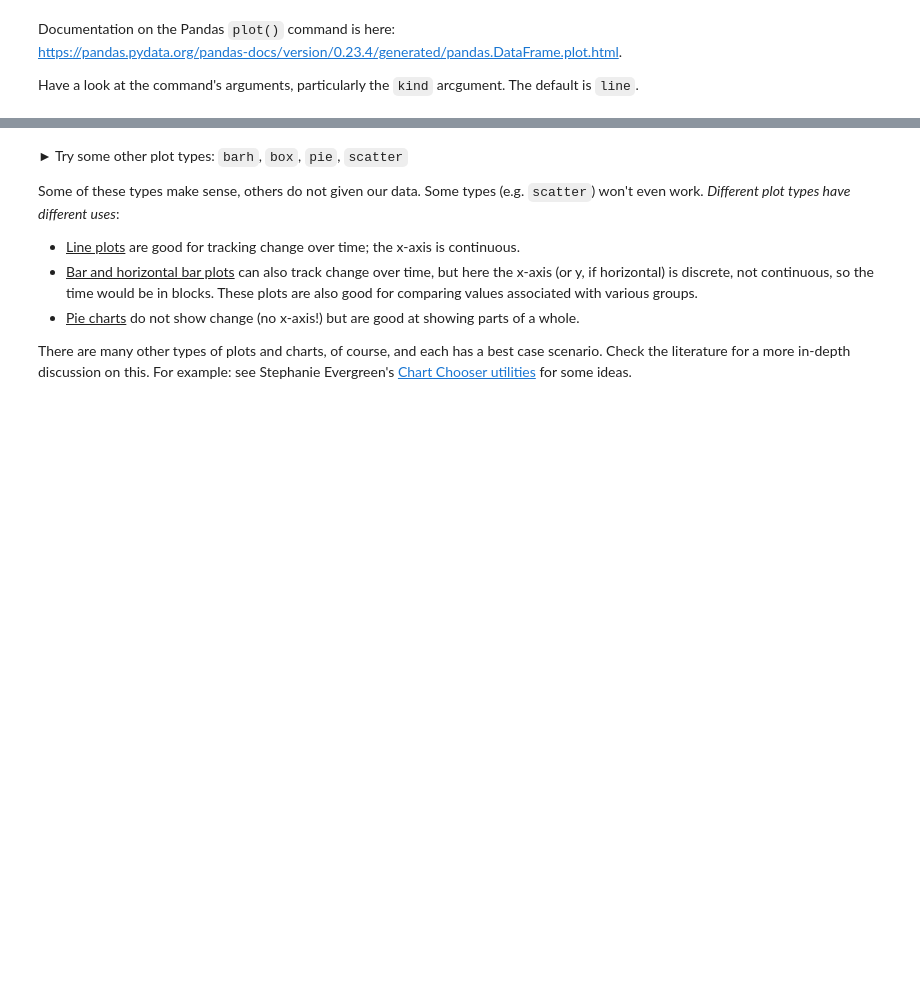
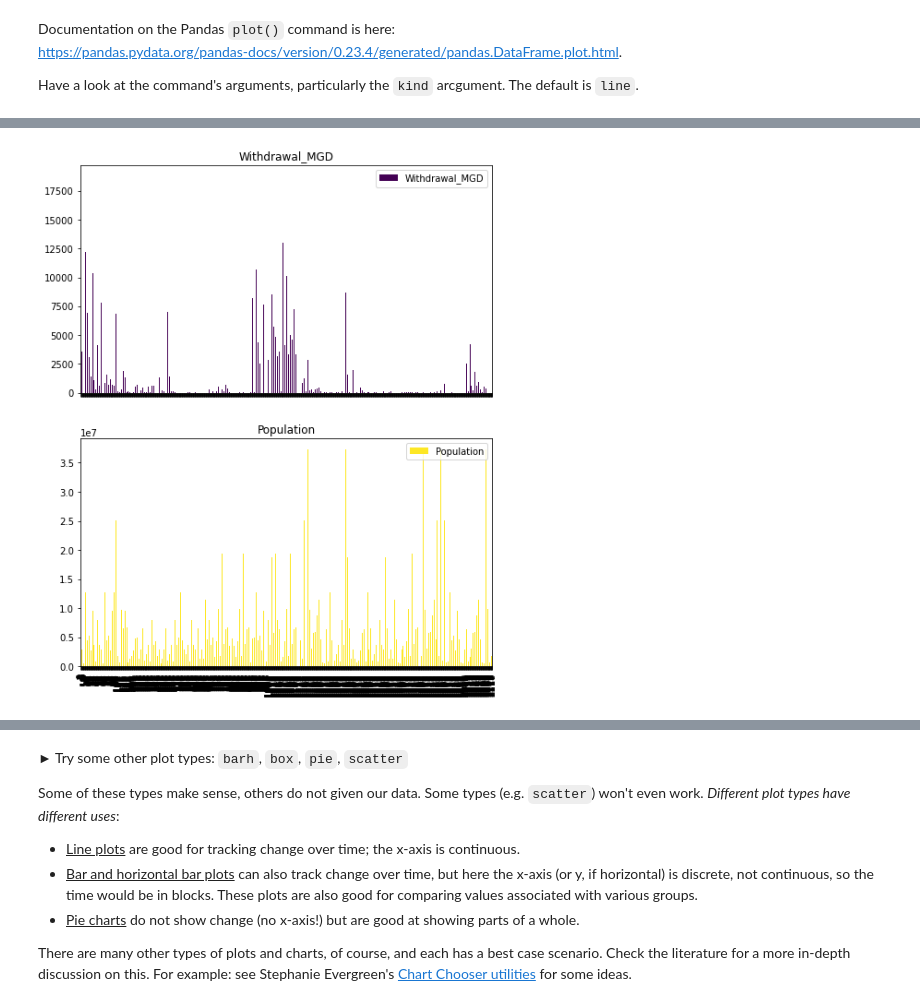
Before and after one commit to jackiefalvo/DataViz, a Jupyter notebook: 1-Basic-Plotting-with-Pandas.ipynb, the cells around one changed output, grey strips where cells are left out. Cells and saved outputs as stored; diff of their text form; code cells hidden in the pictures; blank space fills up the shorter version.

```diff
--- a/1-Basic-Plotting-with-Pandas.ipynb
+++ b/1-Basic-Plotting-with-Pandas.ipynb
@@ -117,2 +197,9 @@ dfCounts.plot(kind='line');
+# %%
+dfNonZero.plot(kind = 'bar',
+              colormap = 'viridis',
+              subplots = True,
+              figsize = (8,10));
+# %% [output]
+[figure, added]
 # %%
 #Change plot types by changing the kind value to "bar"
```
Also changed, not shown: parts of 14 cells of this notebook, 2 other files.
